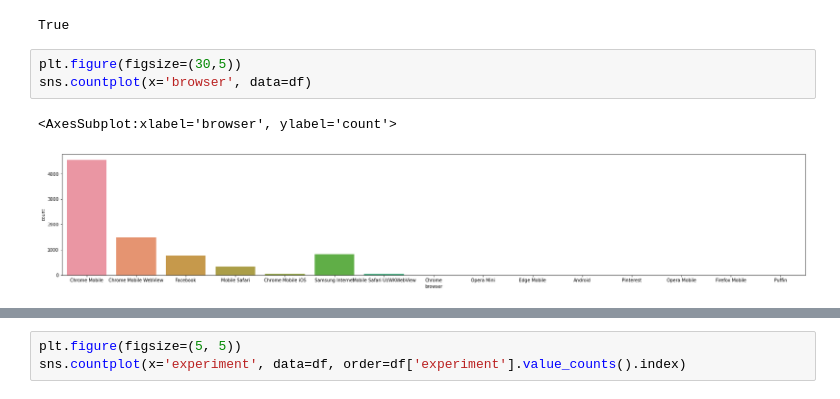
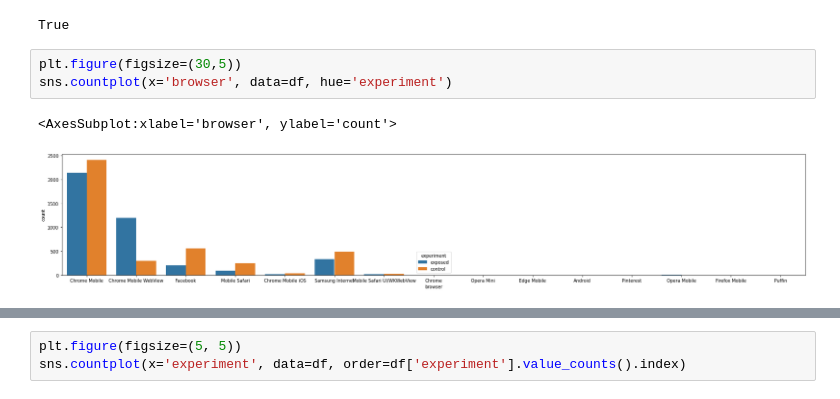
Before and after one commit to LingjieHe/DS_Bootcamp_assignment, a Jupyter notebook: Data_Experimentation_Capstone/Ad_ABdata.ipynb, the cells around one changed output, grey strips where cells are left out. Drawn from its saved outputs; the diff is of its cells as text.

```diff
--- a/Data_Experimentation_Capstone/Ad_ABdata.ipynb
+++ b/Data_Experimentation_Capstone/Ad_ABdata.ipynb
@@ -66,7 +66,7 @@ df['auction_id'].nunique() == len(df)
 True
 # %%
 plt.figure(figsize=(30,5))
-sns.countplot(x='browser', data=df)
+sns.countplot(x='browser', data=df, hue='experiment')
 # %% [output]
 <AxesSubplot:xlabel='browser', ylabel='count'>
-[figure, old version]
+[figure, new version]
```
Also changed, not shown: parts of 11 cells of this notebook.
